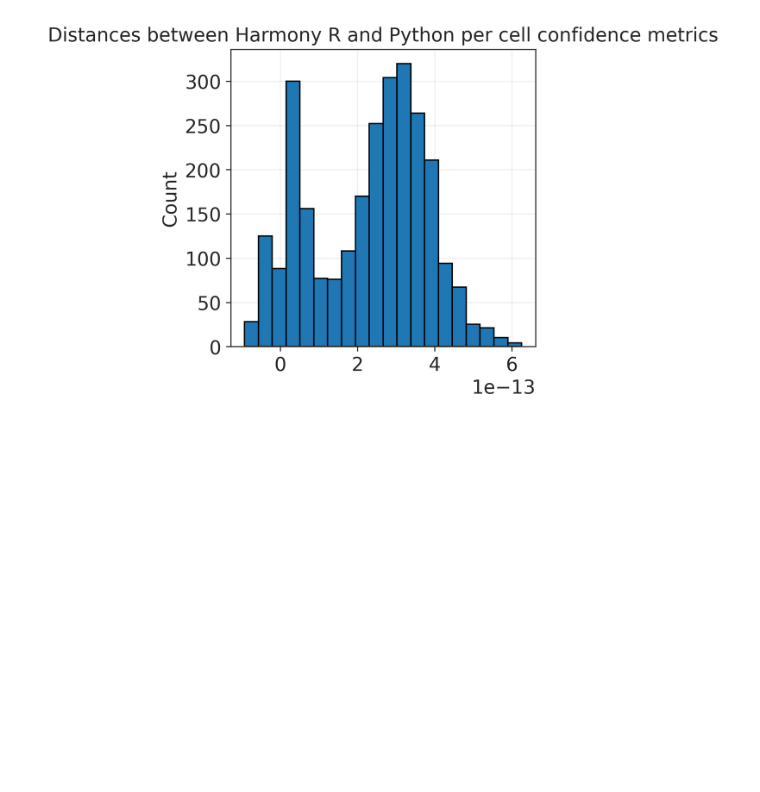
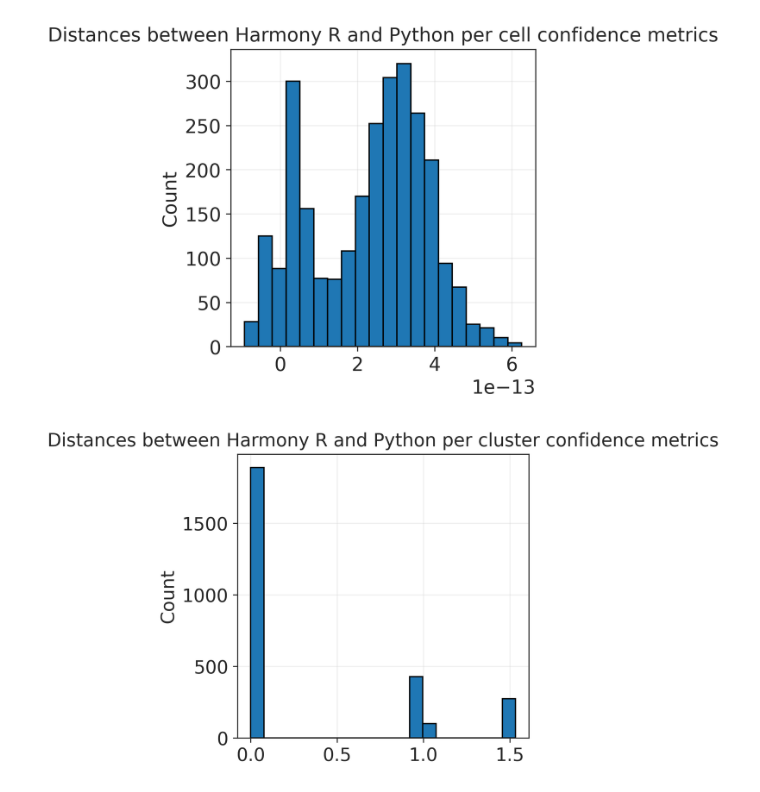
Before and after one commit to potulabe/symphonypy, a Jupyter notebook: benchmarking/Benchmarking_symphony_PBMC.ipynb, the cells around one changed output. Cells and saved outputs as stored; diff of their text form; code cells hidden in the pictures; blank space fills up the shorter version.

```diff
--- a/benchmarking/Benchmarking_symphony_PBMC.ipynb
+++ b/benchmarking/Benchmarking_symphony_PBMC.ipynb
@@ -397,3 +409,12 @@ ax.set_title("Distances between Harmony R and Python per cell confidence metrics
 ax.grid(alpha=0.3)
 # %% [output]
 [figure]
+# %%
+difs = (adata_query.obs["symphony_per_cluster_dist_R"] - adata_query.obs["symphony_per_cluster_dist"])
+# %%
+fig, ax = plt.subplots(figsize=(4, 4))
+sns.histplot(difs, ax=ax, discrete=False, linewidth=1, edgecolor="black", alpha=1, legend=False, bins=20)
+ax.set_title("Distances between Harmony R and Python per cluster confidence metrics")
+ax.grid(alpha=0.3)
+# %% [output]
+[figure, added]
```
Also changed, not shown: parts of 9 cells of this notebook.
